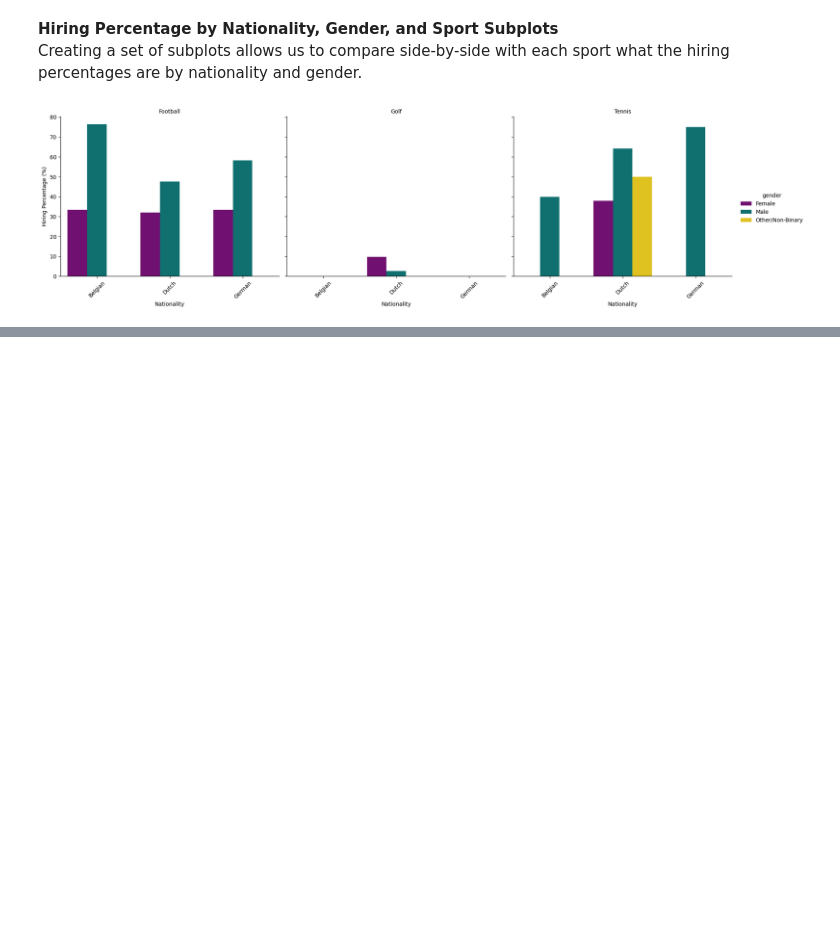
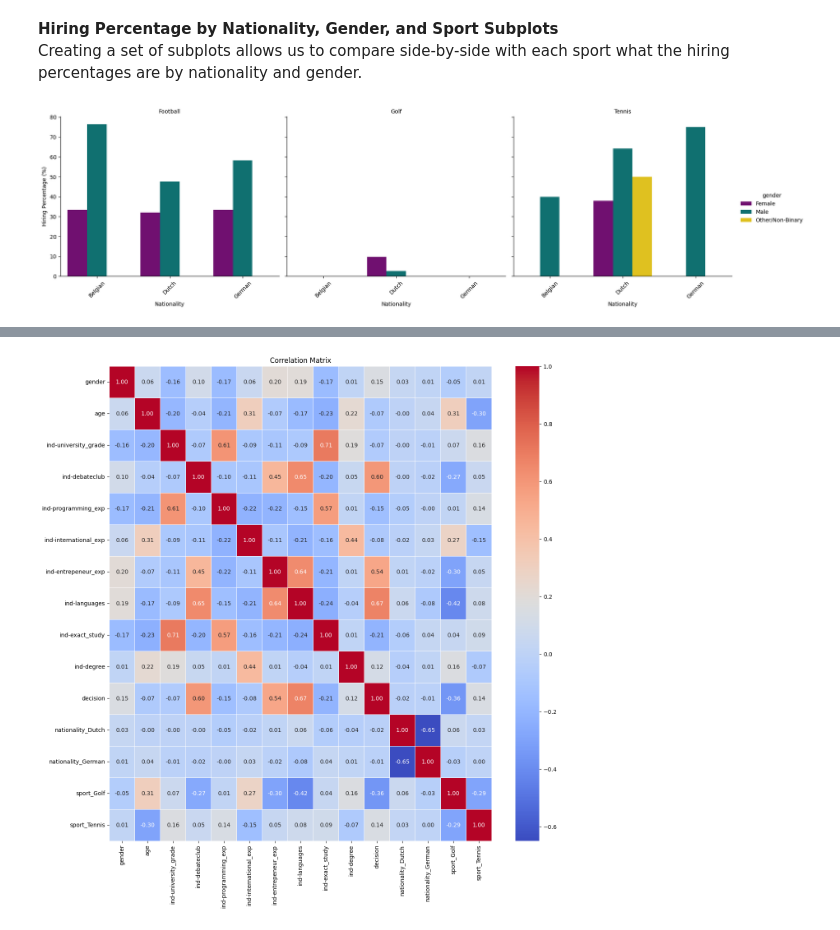
Before and after one commit to ToiletVodka/IDSP101, a Jupyter notebook: Payton-Group 14-IDSP3-datascience101.ipynb, the cells around one changed output, grey strips where cells are left out. Cells and saved outputs as stored; diff of their text form; code cells hidden in the pictures; blank space fills up the shorter version.

Commit message:
Updated notebook with new graphs and descriptions
Added correlation heatmap with encoded values, re-encoded true/false to 1/0 for decision column.

```diff
--- a/Payton-Group 14-IDSP3-datascience101.ipynb
+++ b/Payton-Group 14-IDSP3-datascience101.ipynb
@@ -264,0 +268,20 @@ plt.show()
+# %%
+filtered_df = filtered_df.copy()
+filtered_df['decision'] = filtered_df['decision'].astype(int)
+# Example of One Hot Encoding for 'nationality' and 'sport'
+# This will add new columns for each category with 1s and 0s
+df_encoded = pd.get_dummies(filtered_df, columns=['nationality', 'sport'], drop_first=True)
+
+# Dropping 'Id' as it’s likely not relevant for correlation
+df_encoded = df_encoded.drop(columns=['Id'])
+
+# Calculating the correlation matrix
+corr_matrix = df_encoded.corr()
+
+# Creating a heatmap
+plt.figure(figsize=(15, 15))
+sb.heatmap(corr_matrix, annot=True, fmt=".2f", cmap="coolwarm", linewidths=.5)
+plt.title('Correlation Matrix')
+plt.show()
+# %% [output]
+[figure, added]
```
Also changed, not shown: parts of 3 cells of this notebook.
